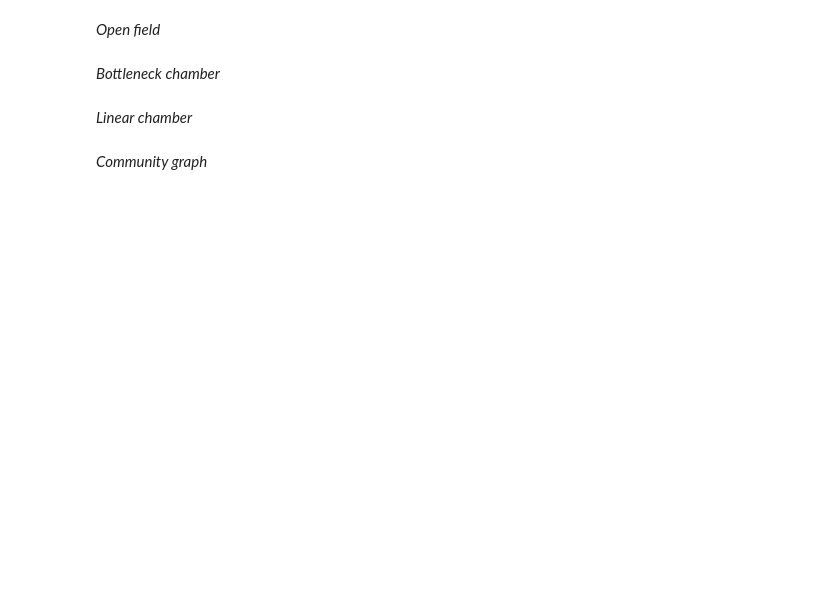
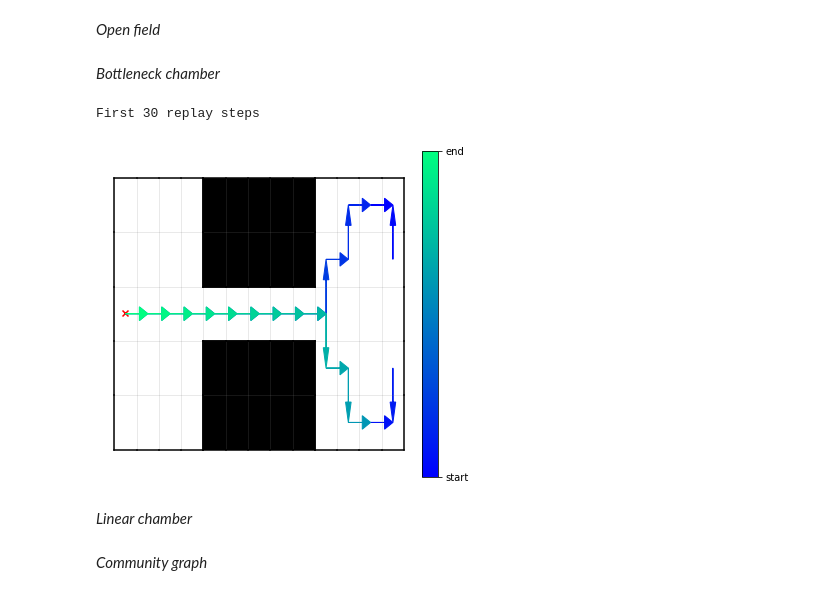
Before and after one commit to Phelixh/prioritisedGeodesic, a Jupyter notebook: Replay.ipynb, the cells around one changed output. Saved outputs shown, nothing was run; the diff lists cells and outputs as text; code cells hidden in the pictures; blank space fills up the shorter version.

```diff
--- a/Replay.ipynb
+++ b/Replay.ipynb
@@ -138,28 +141,34 @@ num_states = width * height
 
 # Build object
 valid_states = Bottleneck.get_valid_states(room_width, corridor_width, height)
-init_state_dist = np.zeros(num_states)
-init_state_dist[valid_states] = 1 / (len(valid_states))
+
+all_states = np.ones(num_states) / len(valid_states)
+one_state = np.zeros(num_states)
+one_state[26] = 1
+init_state_dist = one_state
+
 bottleneck = Bottleneck(room_width, corridor_width, height, init_state_distribution=init_state_dist)
 all_experiences = bottleneck.get_all_transitions()
 T = bottleneck.transitions
 
 ## Agent parameters
-goal_states = np.array([width - 1, (height - 1) * width, height * width - 1]) # Non-start corners
-goal_states = np.arange(num_states)
+corner_goals = np.array([width - 1, height * width - 1]) # Non-start corners
+all_goals = np.arange(num_states)
+goals = corner_goals
+
 alpha = 1.0
 gamma = 0.95
-num_replay_steps = 2000
+num_replay_steps = 30
 
 # Set up agent
-ga = GeodesicAgent(bottleneck.num_states, bottleneck.num_actions, goal_states, T, alpha=alpha, gamma=gamma,
+ga = GeodesicAgent(bottleneck.num_states, bottleneck.num_actions, goals, T, alpha=alpha, gamma=gamma,
                   s0_dist=init_state_dist)
 ga.curr_state = 0
 ga.remember(all_experiences) # Pre-load our agent with all possible memories
 
 ## Run replay
 replayed_exps, stats_for_nerds, backups = ga.replay(num_steps=num_replay_steps, verbose=True, prospective=True)
-needs, gains, all_MEVBs = stats_for_nerds
+needs, trans_needs, gains, all_MEVBs = stats_for_nerds
 
 # Save
 if save:
@@ -169,33 +178,42 @@ if save:
 # %%
 # Plot the replayed experiences
 print('First %d replay steps' % num_replay_steps, flush=True)
 fig, ax = plt.subplots(1, 1, figsize=(6,6))
 plot_replay(bottleneck, np.array(replayed_exps).astype(int), ax=ax)
+ax.set_xticklabels([])
+ax.set_yticklabels([])
+ax.get_xaxis().set_visible(False)
+ax.get_yaxis().set_visible(False)
+ax.axis('off')
+ax.scatter((0.5), (2.485), marker='x', color='r')
 plt.show()
 
 # Plotting params
-params = {'min_need' : 0,
-          'max_need' : 1}
+# params = {'min_need' : 0,
+#           'max_need' : 1}
 
 # Plot need, gain, MEVB throughout each of those steps
-meta_need = np.mean(needs, axis=1)
-meta_gain = np.mean(gains, axis=1)
-meta_MEVB = np.mean(all_MEVBs, axis=1)
-verbose = True
+# meta_need = np.mean(needs, axis=1)
+# meta_gain = np.mean(gains, axis=1)
+# meta_MEVB = np.mean(all_MEVBs, axis=1)
+# verbose = True
 
-for i in range(min(num_replay_steps, 50)):
-    print('step %d:' % i)
-    if verbose:
-        print('\tReplayed transition:', replayed_exps[i])
-        print('\tBackup dictionary:')
-        dict_print(backups[i], indent_size=8)
-        print('\tReplay history:')
-        for j in range(i):
-            print('\t\t',replayed_exps[j]) # so dumb
+# for i in range(min(num_replay_steps, 50)):
+#     print('step %d:' % i)
+#     if verbose:
+#         print('\tReplayed transition:', replayed_exps[i])
+#         print('\tBackup dictionary:')
+#         dict_print(backups[i], indent_size=8)
+#         print('\tReplay history:')
+#         for j in range(i):
+#             print('\t\t',replayed_exps[j]) # so dumb
 
-    plot_need_gain(bottleneck, ga.memory, np.average(meta_need[i, :, :], weights=init_state_dist, axis=0),
-                   meta_gain[i, :], meta_MEVB[i, :], specials=[tuple(replayed_exps[i])], params=params)
-    plt.show()
+#     plot_need_gain(bottleneck, ga.memory, np.average(meta_need[i, :, :], weights=init_state_dist, axis=0),
+#                    meta_gain[i, :], meta_MEVB[i, :], specials=[tuple(replayed_exps[i])], params=params)
+#     plt.show()
+# %% [output]
+First 30 replay steps
+[figure, added]
 # %% [markdown]
 *Linear chamber*
 # %%
```
Also changed, not shown: parts of 9 cells of this notebook, 3 other files.
